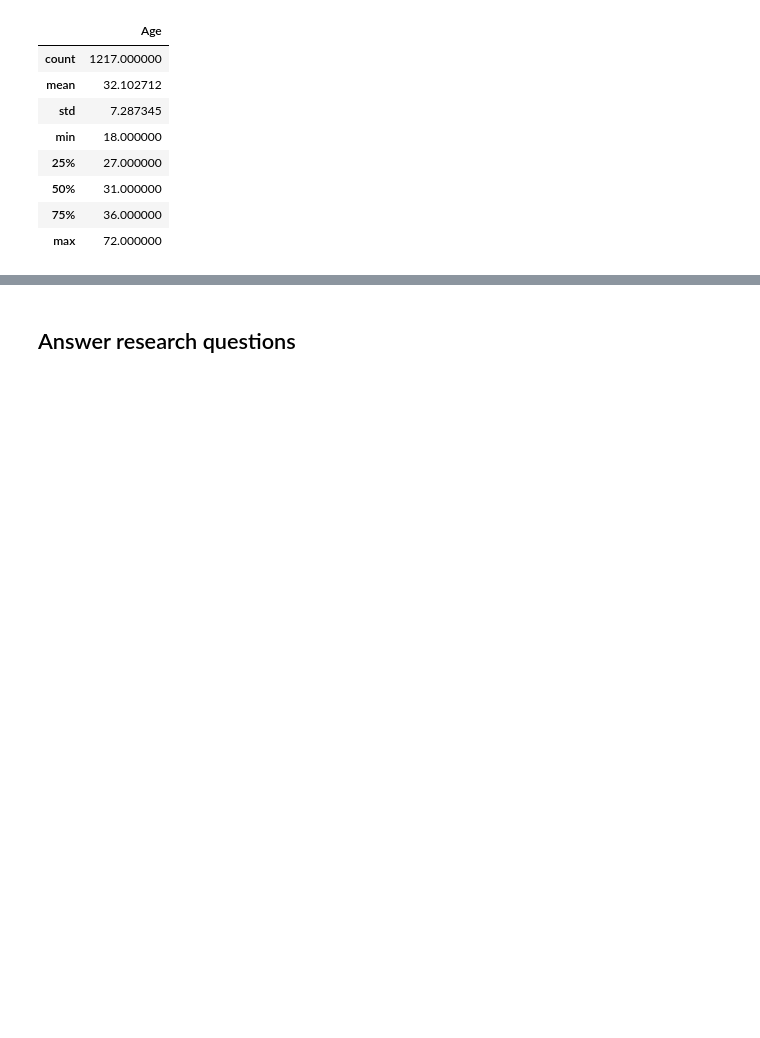
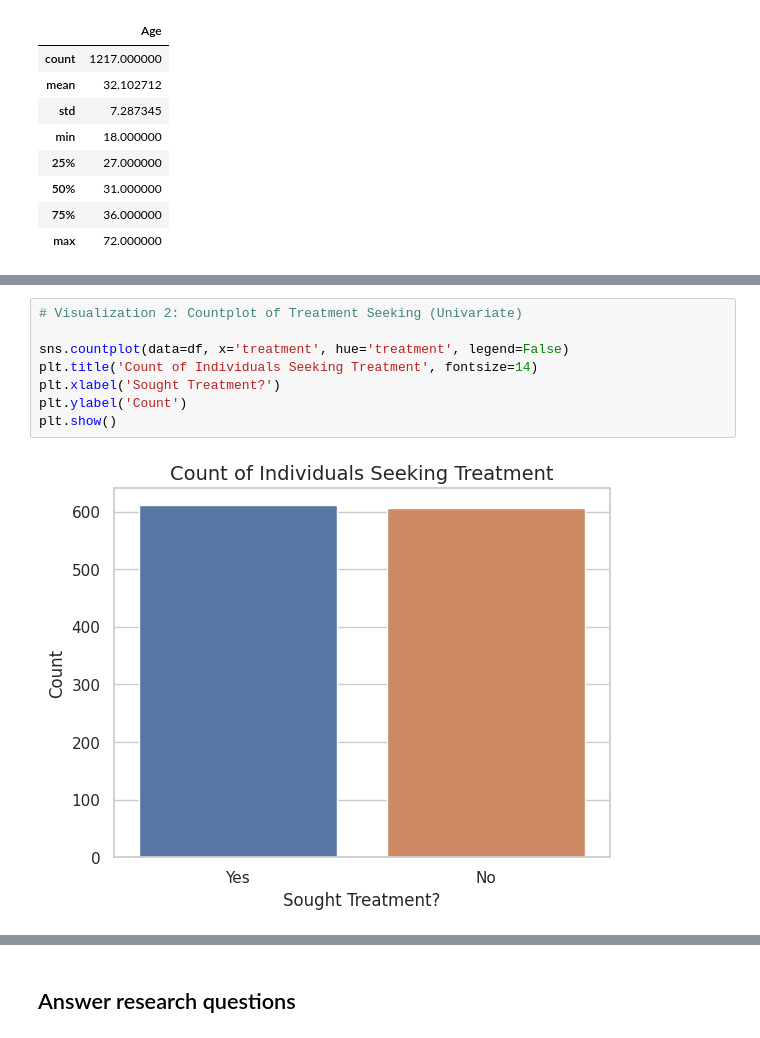
Before and after one commit to Abdulmajeed-A/Tuwaiq-EDA, a Jupyter notebook: Abdulmajeed_EDA_Project.ipynb, the cells around one changed output, grey strips where cells are left out. Cells and saved outputs as stored; diff of their text form; blank space fills up the shorter version.

```diff
--- a/Abdulmajeed_EDA_Project.ipynb
+++ b/Abdulmajeed_EDA_Project.ipynb
@@ -277,0 +285,10 @@ df.describe()
+# %%
+# Visualization 2: Countplot of Treatment Seeking (Univariate)
+
+sns.countplot(data=df, x='treatment', hue='treatment', legend=False)
+plt.title('Count of Individuals Seeking Treatment', fontsize=14)
+plt.xlabel('Sought Treatment?')
+plt.ylabel('Count')
+plt.show()
+# %% [output]
+[figure, added]
```
Also changed, not shown: parts of 10 cells of this notebook.
